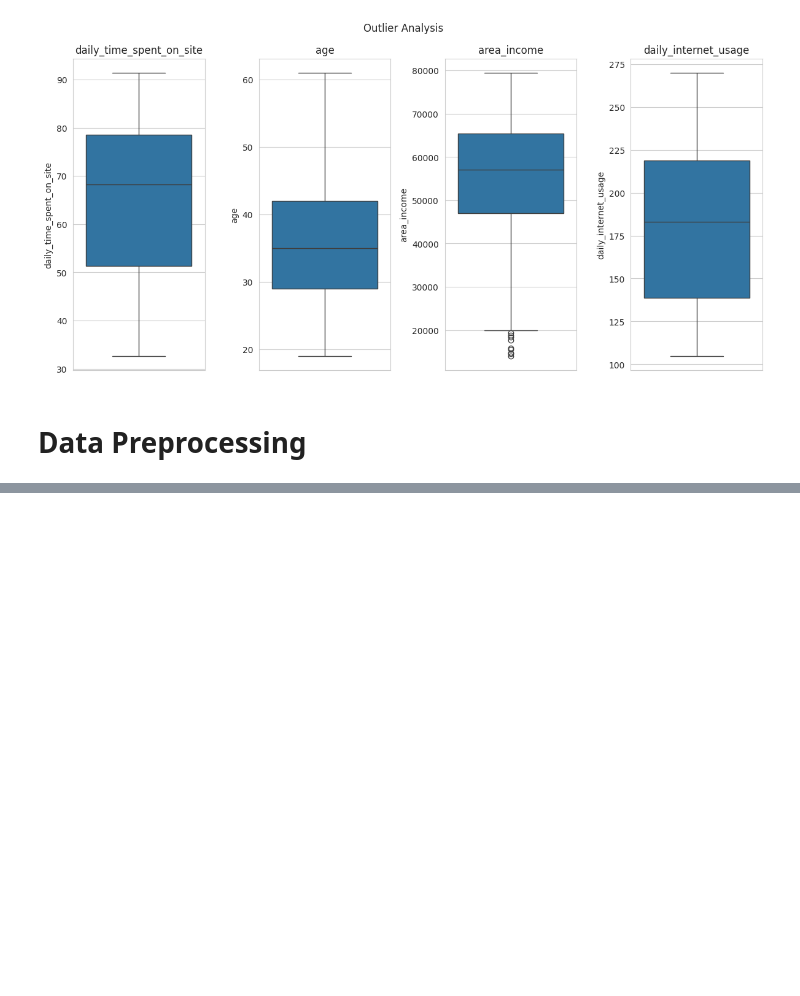
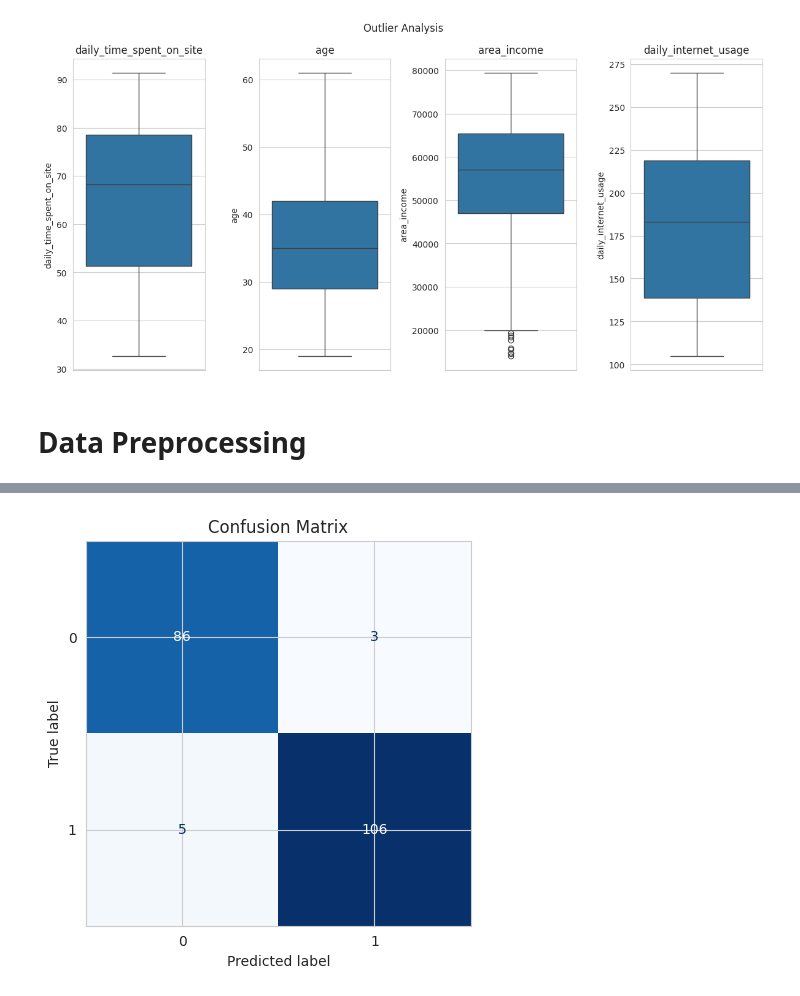
Before and after one commit to azharaul/ml-dl-projects, a Jupyter notebook: machine-learning/classification/advertising_clicked_on_ad_prediction.ipynb, the cells around one changed output, grey strips where cells are left out. Drawn from its saved outputs; the diff is of its cells as text; code cells hidden in the pictures; blank space fills up the shorter version.

Commit message:
Finish Clicked on Ad Prediction on Advertising Dataset

```diff
--- a/machine-learning/classification/advertising_clicked_on_ad_prediction.ipynb
+++ b/machine-learning/classification/advertising_clicked_on_ad_prediction.ipynb
@@ -128,0 +135,6 @@ plt.show()
+# %%
+X = df.drop(['ad_topic_line', 'city', 'country', 'timestamp', 'clicked_on_ad'], axis=1)
+y = df['clicked_on_ad']
+
+X_train, X_test, y_train, y_test = train_test_split(X, y, test_size=0.2, random_state=SEED)
+X_train.shape, X_test.shape, y_train.shape, y_test.shape
@@ -128,0 +163,4 @@ plt.show()
+# %%
+scaler = StandardScaler()
+X_train = scaler.fit_transform(X_train)
+X_test = scaler.transform(X_test)
@@ -128,0 +199,3 @@ plt.show()
+# %%
+model = LogisticRegression()
+model.fit(X_train, y_train)
@@ -128,0 +212,2 @@ plt.show()
+# %%
+y_pred = model.predict(X_test)
@@ -128,0 +225,7 @@ plt.show()
+# %%
+ConfusionMatrixDisplay.from_predictions(y_test, y_pred, colorbar=False, cmap='Blues')
+plt.title('Confusion Matrix')
+plt.tight_layout()
+plt.show()
+# %% [output]
+[figure, added]
```
Also changed, not shown: parts of 19 cells of this notebook.
